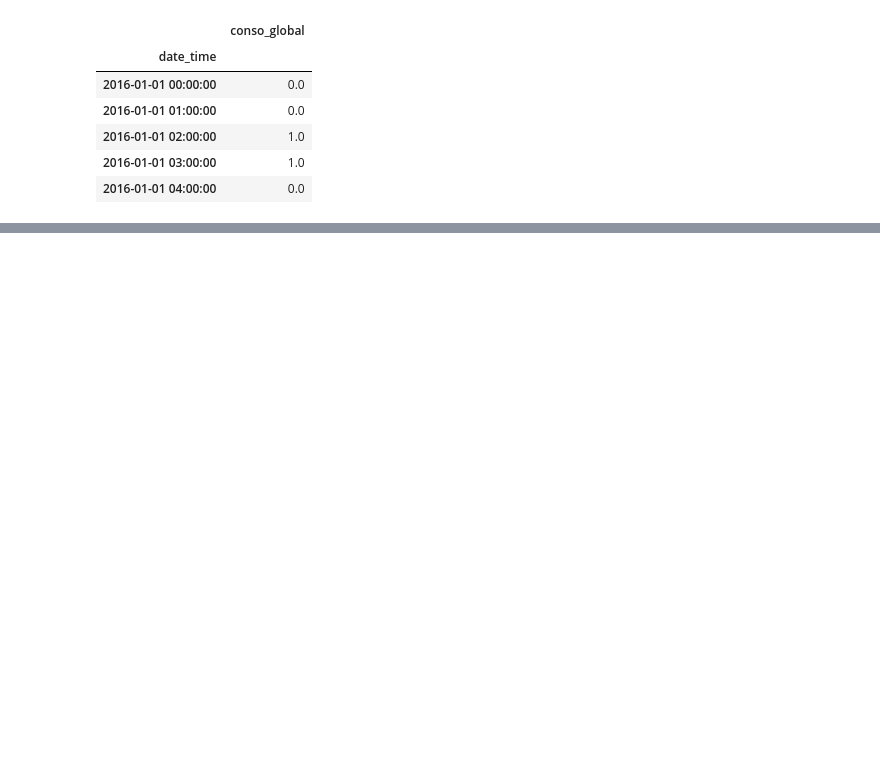
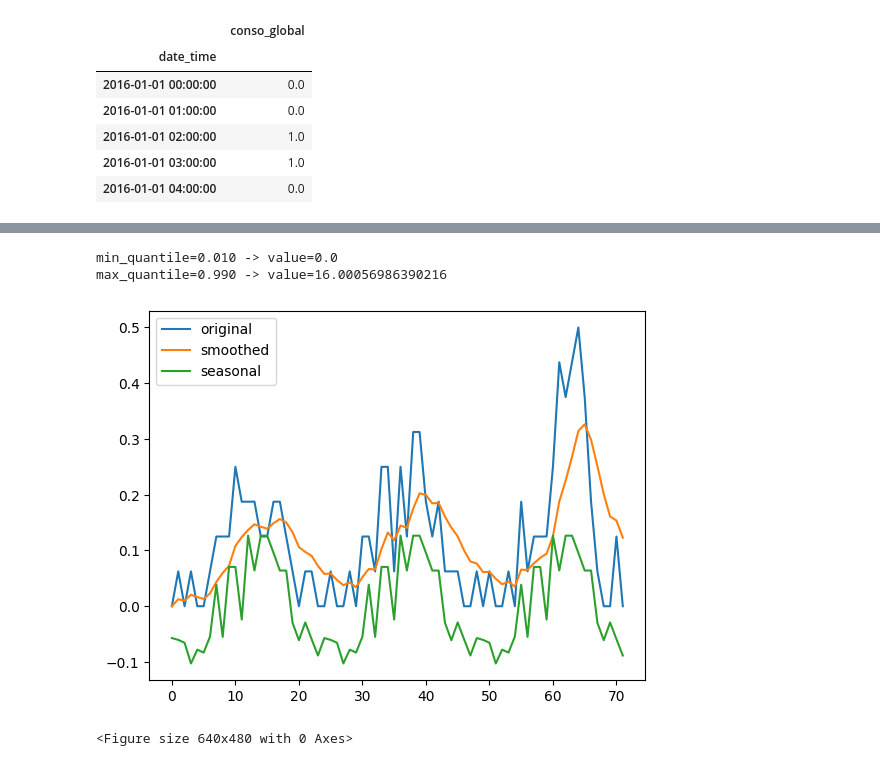
Before and after one commit to MaherDissem/Unsupervised-Anomaly-Detection-in-Noisy-Time-Series-Data-for-Enhancing-Load-Forecasting, a Jupyter notebook: src/data/prepare_inpg_dataset.ipynb, the cells around one changed output, grey strips where cells are left out. Cells and saved outputs as stored; diff of their text form; code cells hidden in the pictures; blank space fills up the shorter version.

```diff
--- a/src/data/prepare_inpg_dataset.ipynb
+++ b/src/data/prepare_inpg_dataset.ipynb
@@ -365,0 +407,23 @@ Number of ad_test_contam windows: 406
+# %%
+min_quantile = 0.01
+max_quantile = 0.99
+
+min_q_val = clean_load.quantile(min_quantile).item()
+max_q_val = clean_load.quantile(max_quantile).item()
+
+print(f"min_quantile={min_quantile:0.3f} -> value={min_q_val}")
+print(f"max_quantile={max_quantile:0.3f} -> value={max_q_val}")
+# %% [output]
+min_quantile=0.010 -> value=0.0
+max_quantile=0.990 -> value=16.00056986390216
+# %%
+def scale_windows(windows_list, min_q_val, max_q_val):
+    scaled_windows = []
+    for window in windows_list:
+        window = (window - min_q_val) / (max_q_val - min_q_val)
+        scaled_windows.append(window)
+    return scaled_windows
+
+clean_windows = scale_windows(clean_windows, min_q_val, max_q_val)
+ad_train_windows = scale_windows(ad_train_windows, min_q_val, max_q_val)
+ad_test_windows = scale_windows(ad_test_windows, min_q_val, max_q_val)
@@ -400,3 +466,36 @@ for i, (sample, sample_gt) in enumerate(zip(ad_test_windows, gt_ad_test_windows)
 #     plt.title(f"gt: {sample_gt.count(1)/len(sample_gt)>0}")
 #     plt.savefig(f"../../results/data_display/{j}.png")
 #     plt.clf()
+# %%
+for i in range(len(ad_test_windows)):
+        time_series = ad_test_windows[i]
+        # if time_series.max()-time_series.min() < 20: continue
+        if i > 0: break
+
+        window_size=3
+        plt.plot(time_series, label="original")
+
+
+        alpha = 0.2
+        smoothed_values = [0]
+        for i in range(1, len(time_series)):
+                smoothed_value = alpha * time_series[i] + (1 - alpha) * smoothed_values[-1]
+                smoothed_values.append(smoothed_value)
+        plt.plot(smoothed_values, label="smoothed")
+
+
+        # Seasonal decomposition using statsmodels
+        import torch
+        import statsmodels.api as sm
+        seasonal_period = 24
+        decomposition = sm.tsa.seasonal_decompose(time_series, period=seasonal_period)
+        seasonal_component = torch.tensor(decomposition.seasonal, dtype=torch.float32).unsqueeze(1)
+        trend_component = torch.tensor(decomposition.trend, dtype=torch.float32).unsqueeze(1)
+        residual_component = torch.tensor(decomposition.resid, dtype=torch.float32).unsqueeze(1)
+        plt.plot(seasonal_component, label="seasonal")
+        plt.legend()
+        plt.show()
+        plt.clf()
+# %% [output]
+[figure, added]
+<Figure size 640x480 with 0 Axes>
```
Also changed, not shown: parts of 11 cells of this notebook.
